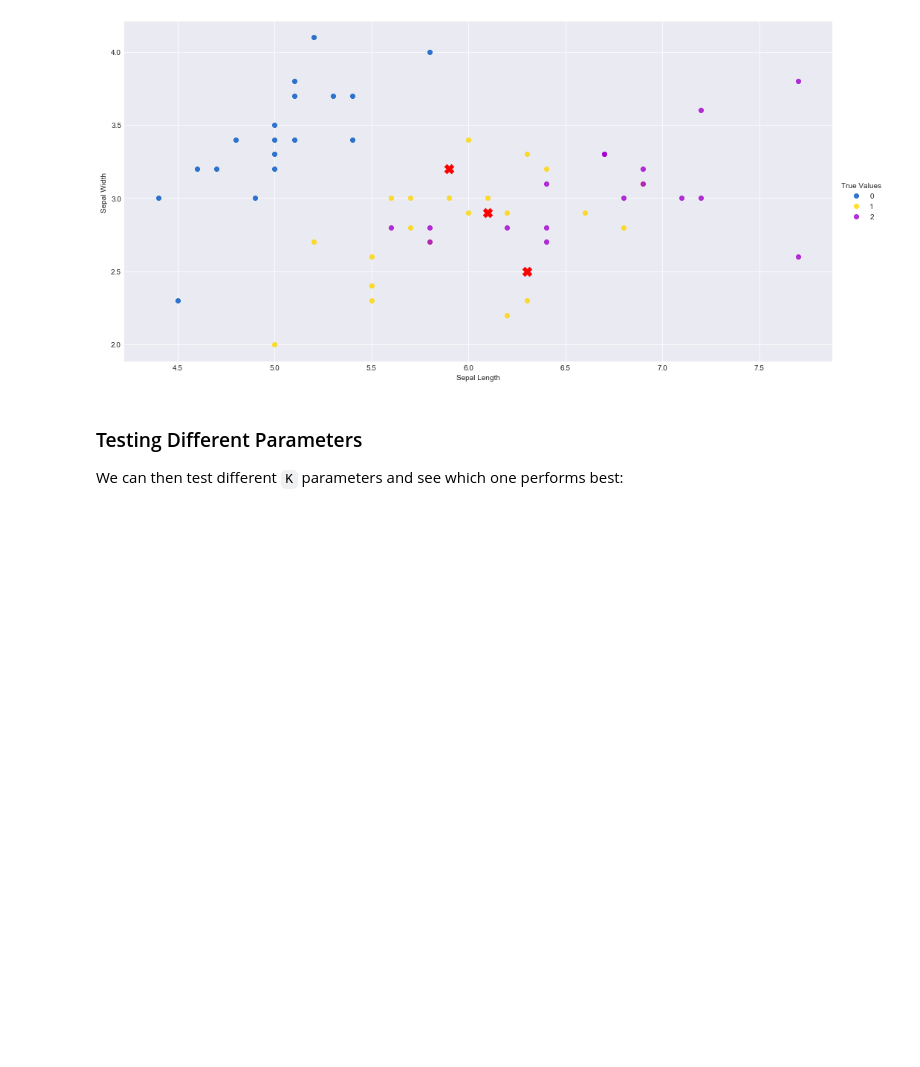
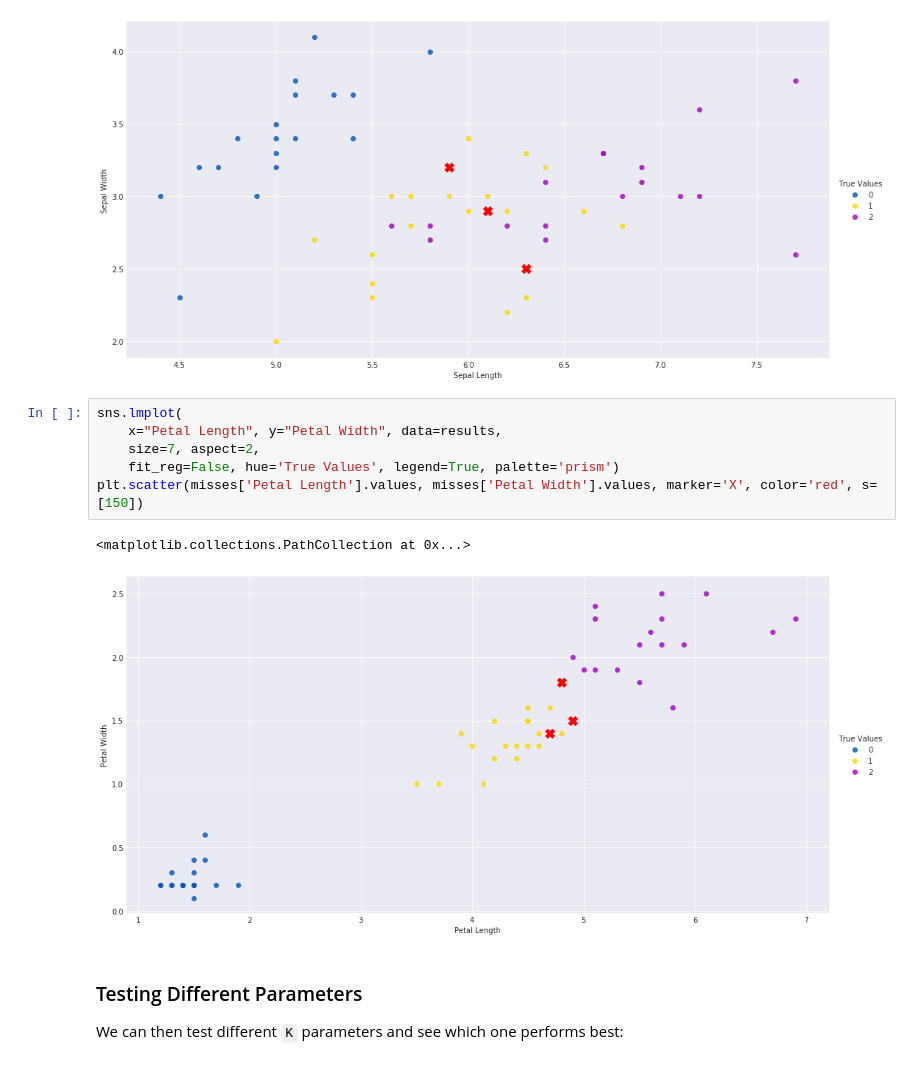
Before and after one commit to snyderjamie/ds-class-8-classification, a Jupyter notebook: 1. Classification Overview.ipynb, the cells around one changed output. Cells and saved outputs as stored; diff of their text form; blank space fills up the shorter version.

```diff
--- a/1. Classification Overview.ipynb
+++ b/1. Classification Overview.ipynb
@@ -200,6 +202,15 @@ plt.scatter(misses['Sepal Length'].values, misses['Sepal Width'].values, marker=
 # %% [output]
 <matplotlib.collections.PathCollection at 0x...>
 [figure]
+# %%
+sns.lmplot(
+    x="Petal Length", y="Petal Width", data=results,
+    size=7, aspect=2,
+    fit_reg=False, hue='True Values', legend=True, palette='prism')
+plt.scatter(misses['Petal Length'].values, misses['Petal Width'].values, marker='X', color='red', s=[150])
+# %% [output]
+<matplotlib.collections.PathCollection at 0x...>
+[figure, added]
 # %% [markdown]
 ### Testing Different Parameters
 
```
Also changed, not shown: parts of 1 cell of this notebook, 3 other files.
